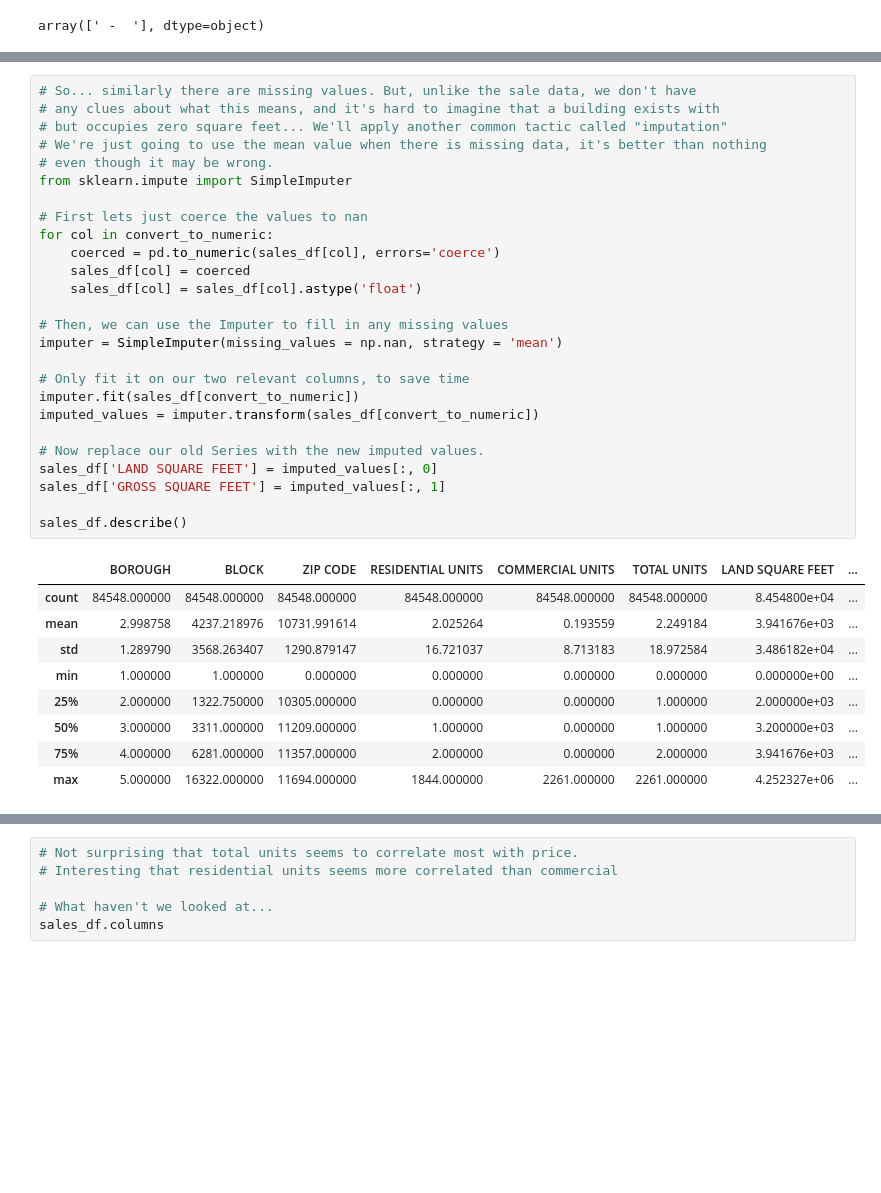
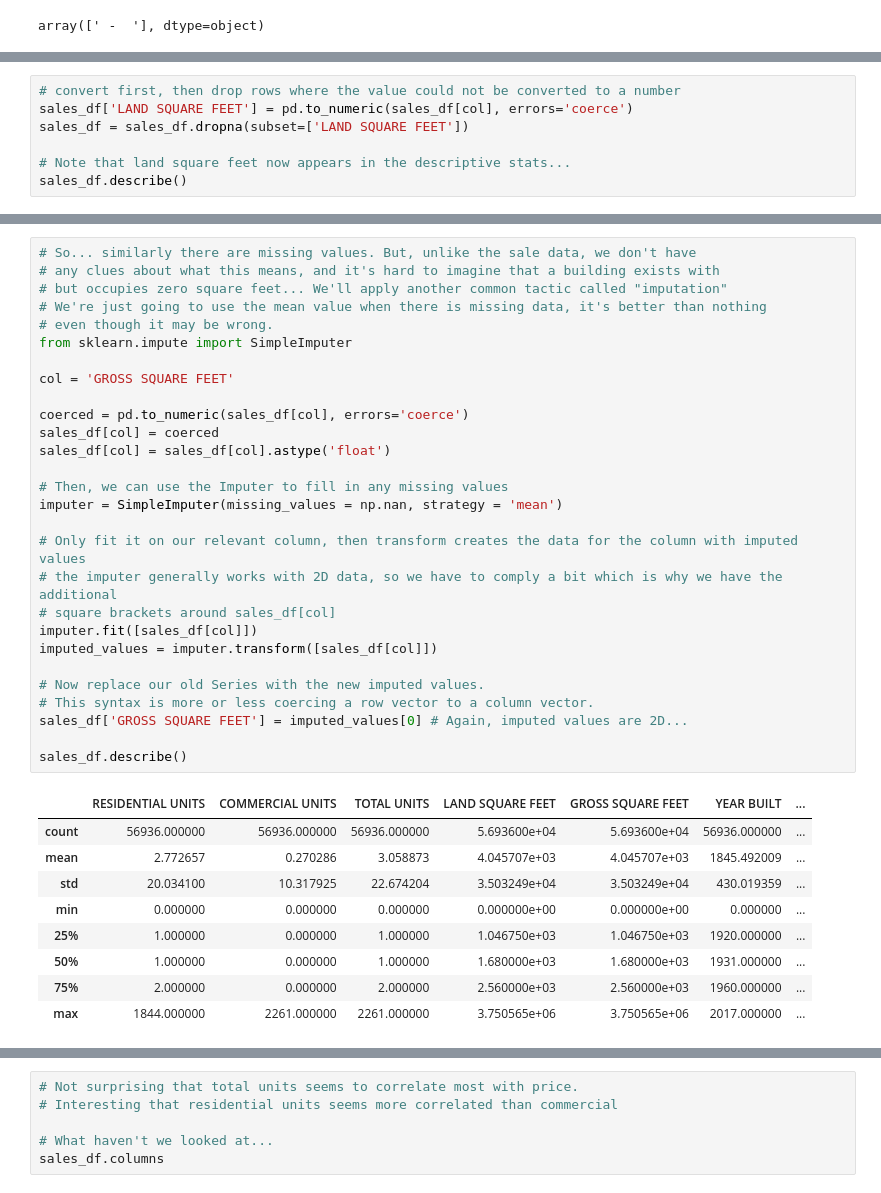
Before and after one commit to Tebs-Lab/intro-to-deep-learning, a Jupyter notebook: 03-data-preprocessing/02-preprocessing-structured-data.ipynb, the cells around one changed output, grey strips where cells are left out. Saved outputs shown, nothing was run; the diff lists cells and outputs as text; blank space fills up the shorter version.

```diff
--- a/03-data-preprocessing/02-preprocessing-structured-data.ipynb
+++ b/03-data-preprocessing/02-preprocessing-structured-data.ipynb
@@ -258,0 +198,7 @@ GROSS SQUARE FEET [' -  ']
+# %%
+# convert first, then drop rows where the value could not be converted to a number
+sales_df['LAND SQUARE FEET'] = pd.to_numeric(sales_df[col], errors='coerce')
+sales_df = sales_df.dropna(subset=['LAND SQUARE FEET'])
+
+# Note that land square feet now appears in the descriptive stats...
+sales_df.describe()
@@ -259,36 +221,38 @@ GROSS SQUARE FEET [' -  ']
 # %%
 # So... similarly there are missing values. But, unlike the sale data, we don't have
 # any clues about what this means, and it's hard to imagine that a building exists with
 # but occupies zero square feet... We'll apply another common tactic called "imputation"
 # We're just going to use the mean value when there is missing data, it's better than nothing
 # even though it may be wrong.
 from sklearn.impute import SimpleImputer
 
-# First lets just coerce the values to nan
-for col in convert_to_numeric:
-    coerced = pd.to_numeric(sales_df[col], errors='coerce')
-    sales_df[col] = coerced
-    sales_df[col] = sales_df[col].astype('float')
+col = 'GROSS SQUARE FEET'
+
+coerced = pd.to_numeric(sales_df[col], errors='coerce')
+sales_df[col] = coerced
+sales_df[col] = sales_df[col].astype('float')
 
 # Then, we can use the Imputer to fill in any missing values
 imputer = SimpleImputer(missing_values = np.nan, strategy = 'mean')
 
-# Only fit it on our two relevant columns, to save time
-imputer.fit(sales_df[convert_to_numeric])
-imputed_values = imputer.transform(sales_df[convert_to_numeric])
+# Only fit it on our relevant column, then transform creates the data for the column with imputed values
+# the imputer generally works with 2D data, so we have to comply a bit which is why we have the additional
+# square brackets around sales_df[col]
+imputer.fit([sales_df[col]])
+imputed_values = imputer.transform([sales_df[col]])
 
 # Now replace our old Series with the new imputed values.
-sales_df['LAND SQUARE FEET'] = imputed_values[:, 0]
-sales_df['GROSS SQUARE FEET'] = imputed_values[:, 1]
+# This syntax is more or less coercing a row vector to a column vector.
+sales_df['GROSS SQUARE FEET'] = imputed_values[0] # Again, imputed values are 2D...
 
 sales_df.describe()
 # %% [output]
-|  | BOROUGH | BLOCK | ZIP CODE | RESIDENTIAL UNITS | COMMERCIAL UNITS | TOTAL UNITS | LAND SQUARE FEET | ... |
-| count | 84548.000000 | 84548.000000 | 84548.000000 | 84548.000000 | 84548.000000 | 84548.000000 | 8.454800e+04 | ... |
-| mean | 2.998758 | 4237.218976 | 10731.991614 | 2.025264 | 0.193559 | 2.249184 | 3.941676e+03 | ... |
-| std | 1.289790 | 3568.263407 | 1290.879147 | 16.721037 | 8.713183 | 18.972584 | 3.486182e+04 | ... |
-| min | 1.000000 | 1.000000 | 0.000000 | 0.000000 | 0.000000 | 0.000000 | 0.000000e+00 | ... |
-| 25% | 2.000000 | 1322.750000 | 10305.000000 | 0.000000 | 0.000000 | 1.000000 | 2.000000e+03 | ... |
-| 50% | 3.000000 | 3311.000000 | 11209.000000 | 1.000000 | 0.000000 | 1.000000 | 3.200000e+03 | ... |
-| 75% | 4.000000 | 6281.000000 | 11357.000000 | 2.000000 | 0.000000 | 2.000000 | 3.941676e+03 | ... |
-| max | 5.000000 | 16322.000000 | 11694.000000 | 1844.000000 | 2261.000000 | 2261.000000 | 4.252327e+06 | ... |
+|  | RESIDENTIAL UNITS | COMMERCIAL UNITS | TOTAL UNITS | LAND SQUARE FEET | GROSS SQUARE FEET | YEAR BUILT | ... |
+| count | 56936.000000 | 56936.000000 | 56936.000000 | 5.693600e+04 | 5.693600e+04 | 56936.000000 | ... |
+| mean | 2.772657 | 0.270286 | 3.058873 | 4.045707e+03 | 4.045707e+03 | 1845.492009 | ... |
+| std | 20.034100 | 10.317925 | 22.674204 | 3.503249e+04 | 3.503249e+04 | 430.019359 | ... |
+| min | 0.000000 | 0.000000 | 0.000000 | 0.000000e+00 | 0.000000e+00 | 0.000000 | ... |
+| 25% | 1.000000 | 0.000000 | 1.000000 | 1.046750e+03 | 1.046750e+03 | 1920.000000 | ... |
+| 50% | 1.000000 | 0.000000 | 1.000000 | 1.680000e+03 | 1.680000e+03 | 1931.000000 | ... |
+| 75% | 2.000000 | 0.000000 | 2.000000 | 2.560000e+03 | 2.560000e+03 | 1960.000000 | ... |
+| max | 1844.000000 | 2261.000000 | 2261.000000 | 3.750565e+06 | 3.750565e+06 | 2017.000000 | ... |
```
Also changed, not shown: parts of 45 cells of this notebook.
